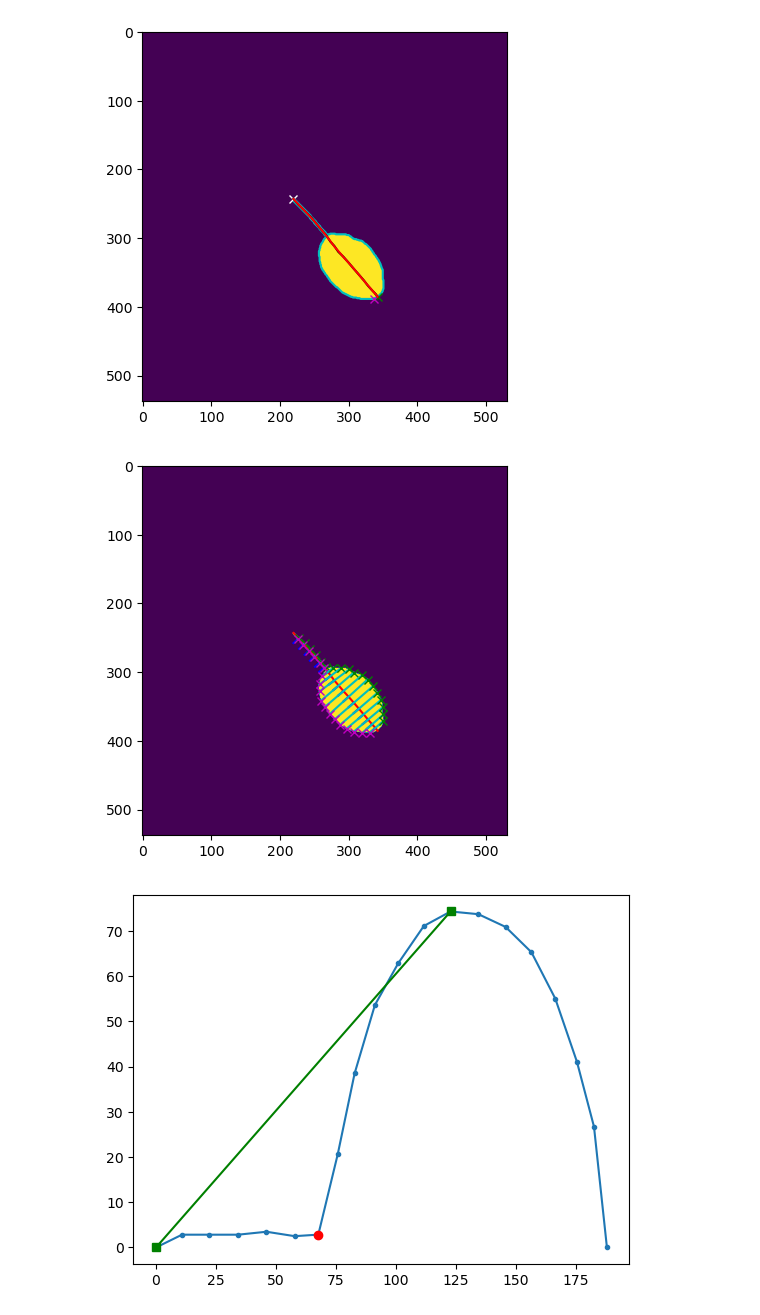
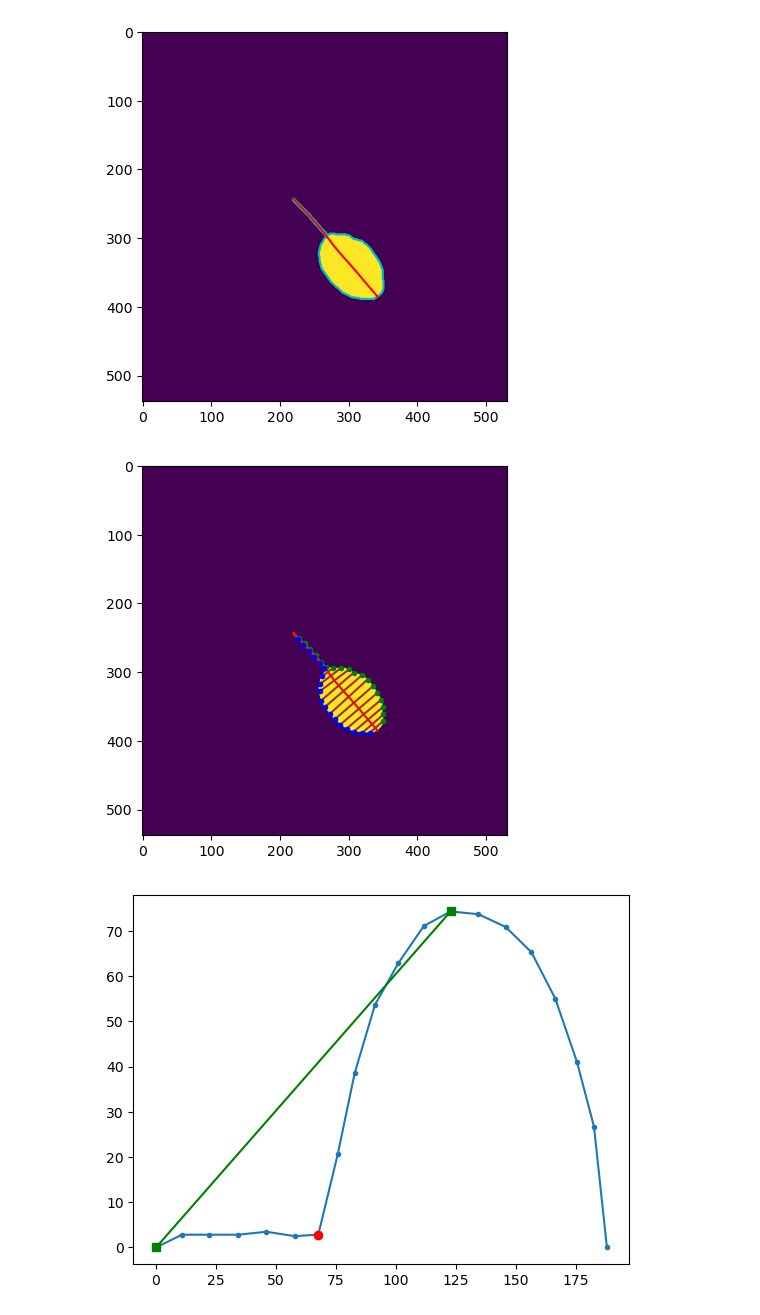
Before and after one commit to pisyntor/Computer_based_Recognition_of_Arabidopsis_thaliana_Ecotypes, a Jupyter notebook: code/03_data_re_definition/04_2D_morpho_traits/02_leaf_petiole_length.ipynb, the cells around one changed output. Cells and saved outputs as stored; diff of their text form; code cells hidden in the pictures.

```diff
--- a/code/03_data_re_definition/04_2D_morpho_traits/02_leaf_petiole_length.ipynb
+++ b/code/03_data_re_definition/04_2D_morpho_traits/02_leaf_petiole_length.ipynb
@@ -165,3 +167,20 @@ def line_contour_intersection(line, contour):
 # Compute the distance from a point to an infinite line by projecting it orthogonally to the line
 def distance_from_pt_to_line(pt, line):
     return np.linalg.norm(np.cross(-np.diff(line, axis=0), line[0, :] - pt)) / np.linalg.norm(-np.diff(line, axis=0))
+# %%
+# filename = ''  # Placeholder filename
+# root_path = r''  # Placeholder root path
+filename = ''  # Placeholder filename
+root_path = r''  # Placeholder root path
+# Construct the paths for the lobe and petiole masks
+lobe_path = os.path.join(root_path, r'leaf seq\hidden leaf mask seq', filename)
+petiole_path = os.path.join(root_path, r'stem seq\hidden stem mask seq', filename)
+
+# Read and process lobe and petiole masks
+lobe_mask = np.max(cv2.imread(lobe_path), axis=2).astype(bool)
+petiole_mask = np.max(cv2.imread(petiole_path), axis=2).astype(bool)
+leaf_mask = np.logical_or(lobe_mask, petiole_mask)
+
+# Plot original leaf mask
+plt.imshow(leaf_mask.astype(float))
+plt.show()
@@ -168,43 +189,28 @@ def distance_from_pt_to_line(pt, line):
 # %%
-filename = ""  # Placeholder filename
-root_path = ""  # Placeholder root path
-# Construct the paths for the lobe and petiole masks
-lobe_path = os.path.join(root_path, r'leaf seq\hidden leaf mask seq', filename)
-petiole_path = os.path.join(root_path, r'stem seq\hidden stem mask seq', filename)
-
-# Read and process lobe and petiole masks
-lobe_mask = np.max(cv2.imread(lobe_path), axis=2).astype(bool)
-petiole_mask = np.max(cv2.imread(petiole_path), axis=2).astype(bool)
-leaf_mask = np.logical_or(lobe_mask, petiole_mask)
-
 # Extract petiole start point, leaf contour, and vein
 petiole_start_pt = extract_petiole_start_pt(leaf_mask)
 leaf_contour = extract_leaf_contour(leaf_mask)
 leaf_contour2 = make_contour_start_at_petiole_base(leaf_contour, petiole_start_pt)
 top_idx = np.argmax(cdist(leaf_contour2[:1, :], leaf_contour2))
-leaf_vein_initial = extract_leaf_vein(leaf_contour2, top_idx)
+leaf_midvein_initial = extract_leaf_midvein(leaf_contour2, top_idx)
 
 # Smooth leaf vein
-w_radius = max(1, int(np.round((leaf_vein_initial.shape[0] - 1) / 20.0)))
-leaf_vein = np.zeros_like(leaf_vein_initial, dtype=float)
-leaf_vein[:, 0] = moving_average(leaf_vein_initial[:, 0], w_radius)
-leaf_vein[:, 1] = moving_average(leaf_vein_initial[:, 1], w_radius)
+w_radius = max(1, int(np.round((leaf_midvein_initial.shape[0] - 1) / 20.0)))
+leaf_midvein = np.zeros_like(leaf_midvein_initial, dtype=float)
+leaf_midvein[:, 0] = moving_average(leaf_midvein_initial[:, 0], w_radius)
+leaf_midvein[:, 1] = moving_average(leaf_midvein_initial[:, 1], w_radius)
 
 # Plot leaf mask, contour, and vein
 plt.imshow(leaf_mask.astype(float))
 plt.plot(leaf_contour[:, 1], leaf_contour[:, 0], 'c')
-plt.plot(leaf_contour2[0, 1], leaf_contour2[0, 0], 'wx')
-plt.plot(leaf_contour2[top_idx, 1], leaf_contour2[top_idx, 0], 'gx')
-plt.plot(leaf_contour[0, 1], leaf_contour[0, 0], 'mx')
-plt.plot(leaf_vein_initial[:, 1], leaf_vein_initial[:, 0], 'k')
-plt.plot(leaf_vein[:, 1], leaf_vein[:, 0], 'r')
+plt.plot(leaf_midvein[:, 1], leaf_midvein[:, 0], 'r')
 plt.show()
 # %% [output]
-[figure, old version]
+[figure, new version]
 # %%
 # Display leaf mask and vein
 plt.imshow(leaf_mask.astype(float))
-plt.plot(leaf_vein[:, 1], leaf_vein[:, 0], 'r')
+plt.plot(leaf_midvein[:, 1], leaf_midvein[:, 0], 'r')
 
 # Initialize lists and distance
 inters_pts_left = []
@@ -212,44 +218,41 @@ inters_pts_right = []
 dists = [0.0]
 
 # Iterate over segments of leaf vein
-for seg_idx_vein in range(1, leaf_vein.shape[0] - 1):
+for seg_idx_midvein in range(1, leaf_midvein.shape[0] - 1):
     # Compute angle and orthogonal angle
-    curr_angle = np.arctan2(leaf_vein[seg_idx_vein, 0] - leaf_vein[(seg_idx_vein - 1), 0],
-                            leaf_vein[seg_idx_vein, 1] - leaf_vein[(seg_idx_vein - 1), 1])
+    curr_angle = np.arctan2(leaf_midvein[seg_idx_midvein, 0] - leaf_midvein[(seg_idx_midvein - 1), 0],
+                            leaf_midvein[seg_idx_midvein, 1] - leaf_midvein[(seg_idx_midvein - 1), 1])
     ortho_angle = np.mod(np.pi/2.0 + curr_angle, np.pi)
 
-    # Define a line orthogonal to the leaf vein segment
-    line = leaf_vein[(seg_idx_vein - 1):(seg_idx_vein + 1), :][::-1, :].copy()
+    # Define a series of lines orthogonal to the leaf midvein
+    line = leaf_midvein[(seg_idx_midvein - 1):(seg_idx_midvein + 1), :][::-1, :].copy()
     line[1, 0] = line[0, 0] + 10 * np.sin(ortho_angle)
     line[1, 1] = line[0, 1] + 10 * np.cos(ortho_angle)
-
-    # Plot the line
-    plt.plot(line[:, 1], line[:, 0], 'b')
 
     # Find intersection points with leaf contour
     curr_inters_pt_left = line_contour_intersection(line, leaf_contour2[:(1+top_idx), :])
     curr_inters_pt_right = line_contour_intersection(line, leaf_contour2[top_idx:, :])
 
     # Append intersection points to lists
     inters_pts_left.append(curr_inters_pt_left)
     inters_pts_right.append(curr_inters_pt_right)
 
     # Plot intersection points
     plt.plot([curr_inters_pt_left[0, 1], curr_inters_pt_right[0, 1]],
              [curr_inters_pt_left[0, 0], curr_inters_pt_right[0, 0]],
-             'c')
-    plt.plot(curr_inters_pt_left[0, 1], curr_inters_pt_left[0, 0], 'gx')
-    plt.plot(curr_inters_pt_right[0, 1], curr_inters_pt_right[0, 0], 'mx')
+             'brown')
+    plt.plot(curr_inters_pt_left[0, 1], curr_inters_pt_left[0, 0], 'g.')
+    plt.plot(curr_inters_pt_right[0, 1], curr_inters_pt_right[0, 0], 'b.')
 
     # Calculate and append distance between intersection points
     dists.append(cdist(curr_inters_pt_left, curr_inters_pt_right)[0, 0])
 
 # Append final distance
 dists.append(0)
 
 # Display plot
 plt.show()
 # %% [output]
-[figure, old version]
+[figure, new version]
 # %%
 # Compute cumulative length of leaf vein
```
Also changed, not shown: parts of 5 cells of this notebook, 2 other files.
